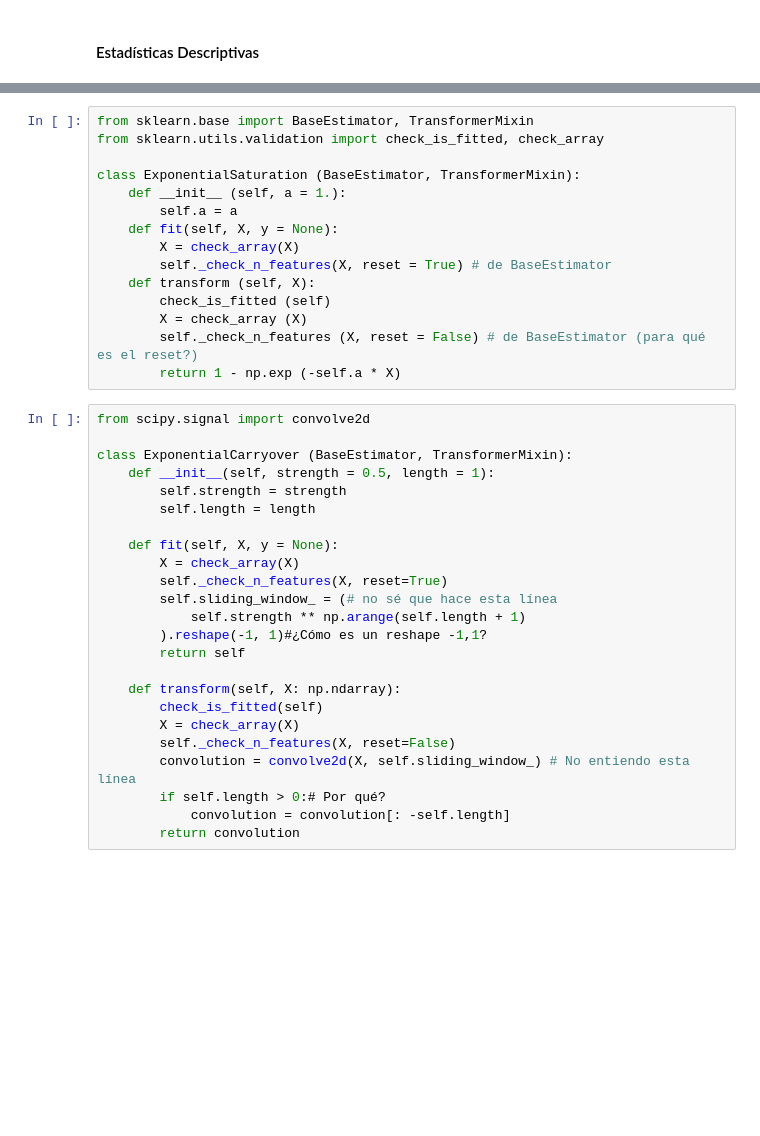
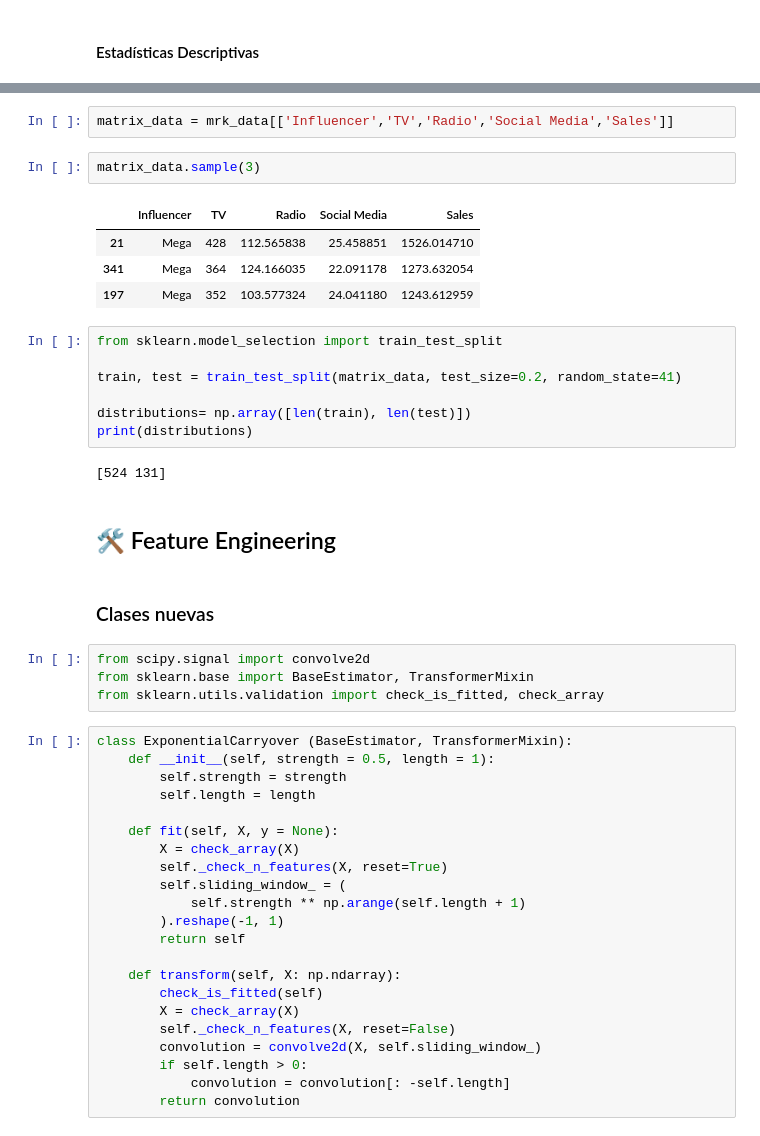
Before and after one commit to Chesar832/Marketing-Mix-Modeling, a Jupyter notebook: AdvancedVersion/notebook.ipynb, the cells around one changed output, grey strips where cells are left out. Drawn from its saved outputs; the diff is of its cells as text; blank space fills up the shorter version.

```diff
--- a/AdvancedVersion/notebook.ipynb
+++ b/AdvancedVersion/notebook.ipynb
@@ -253,21 +237,30 @@ mrk_data.describe().T
-# %%
-from sklearn.base import BaseEstimator, TransformerMixin
-from sklearn.utils.validation import check_is_fitted, check_array
-
-class ExponentialSaturation (BaseEstimator, TransformerMixin):
-    def __init__ (self, a = 1.):
-        self.a = a
-    def fit(self, X, y = None):
-        X = check_array(X)
-        self._check_n_features(X, reset = True) # de BaseEstimator
-    def transform (self, X):
-        check_is_fitted (self)
-        X = check_array (X)
-        self._check_n_features (X, reset = False) # de BaseEstimator (para qué es el reset?)
-        return 1 - np.exp (-self.a * X)
+# %%
+matrix_data = mrk_data[['Influencer','TV','Radio','Social Media','Sales']]
+# %%
+matrix_data.sample(3)
+# %% [output]
+|  | Influencer | TV | Radio | Social Media | Sales |
+| 21 | Mega | 428 | 112.565838 | 25.458851 | 1526.014710 |
+| 341 | Mega | 364 | 124.166035 | 22.091178 | 1273.632054 |
+| 197 | Mega | 352 | 103.577324 | 24.041180 | 1243.612959 |
+# %%
+from sklearn.model_selection import train_test_split
+
+train, test = train_test_split(matrix_data, test_size=0.2, random_state=41)
+
+distributions= np.array([len(train), len(test)])
+print(distributions)
+# %% [output]
+[524 131]
+# %% [markdown]
+## 🛠 Feature Engineering
+# %% [markdown]
+### Clases nuevas
+# %%
+from scipy.signal import convolve2d
+from sklearn.base import BaseEstimator, TransformerMixin
+from sklearn.utils.validation import check_is_fitted, check_array
 # %%
-from scipy.signal import convolve2d
-
 class ExponentialCarryover (BaseEstimator, TransformerMixin):
     def __init__(self, strength = 0.5, length = 1):
         self.strength = strength
@@ -276,16 +269,16 @@ class ExponentialCarryover (BaseEstimator, TransformerMixin):
     def fit(self, X, y = None):
         X = check_array(X)
         self._check_n_features(X, reset=True)
-        self.sliding_window_ = (# no sé que hace esta línea
+        self.sliding_window_ = (
             self.strength ** np.arange(self.length + 1)
-        ).reshape(-1, 1)#¿Cómo es un reshape -1,1?
+        ).reshape(-1, 1)
         return self
 
     def transform(self, X: np.ndarray):
         check_is_fitted(self)
         X = check_array(X)
         self._check_n_features(X, reset=False)
-        convolution = convolve2d(X, self.sliding_window_) # No entiendo esta línea
-        if self.length > 0:# Por qué?
+        convolution = convolve2d(X, self.sliding_window_)
+        if self.length > 0:
             convolution = convolution[: -self.length]
         return convolution
```
Also changed, not shown: parts of 27 cells of this notebook.
